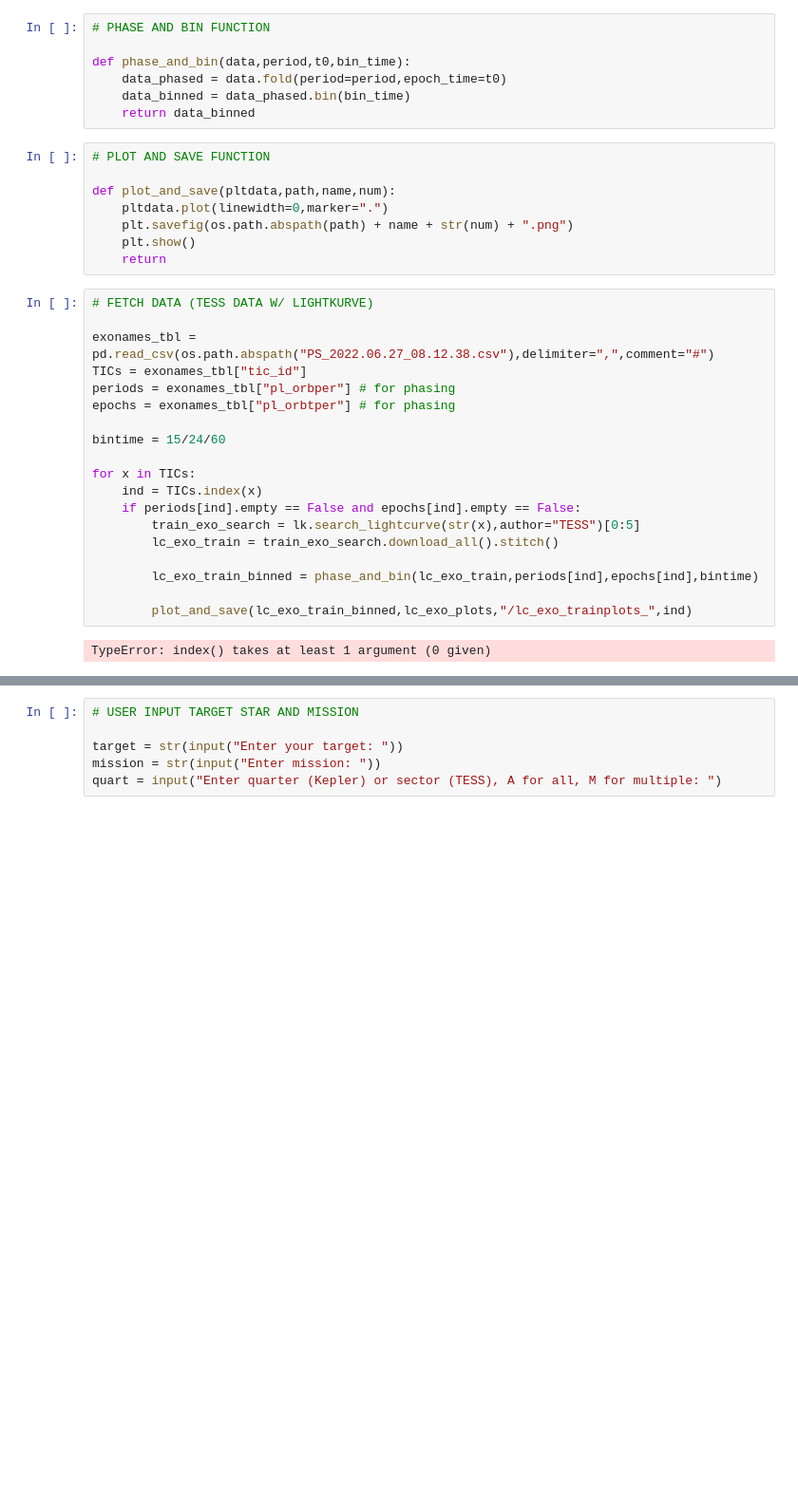
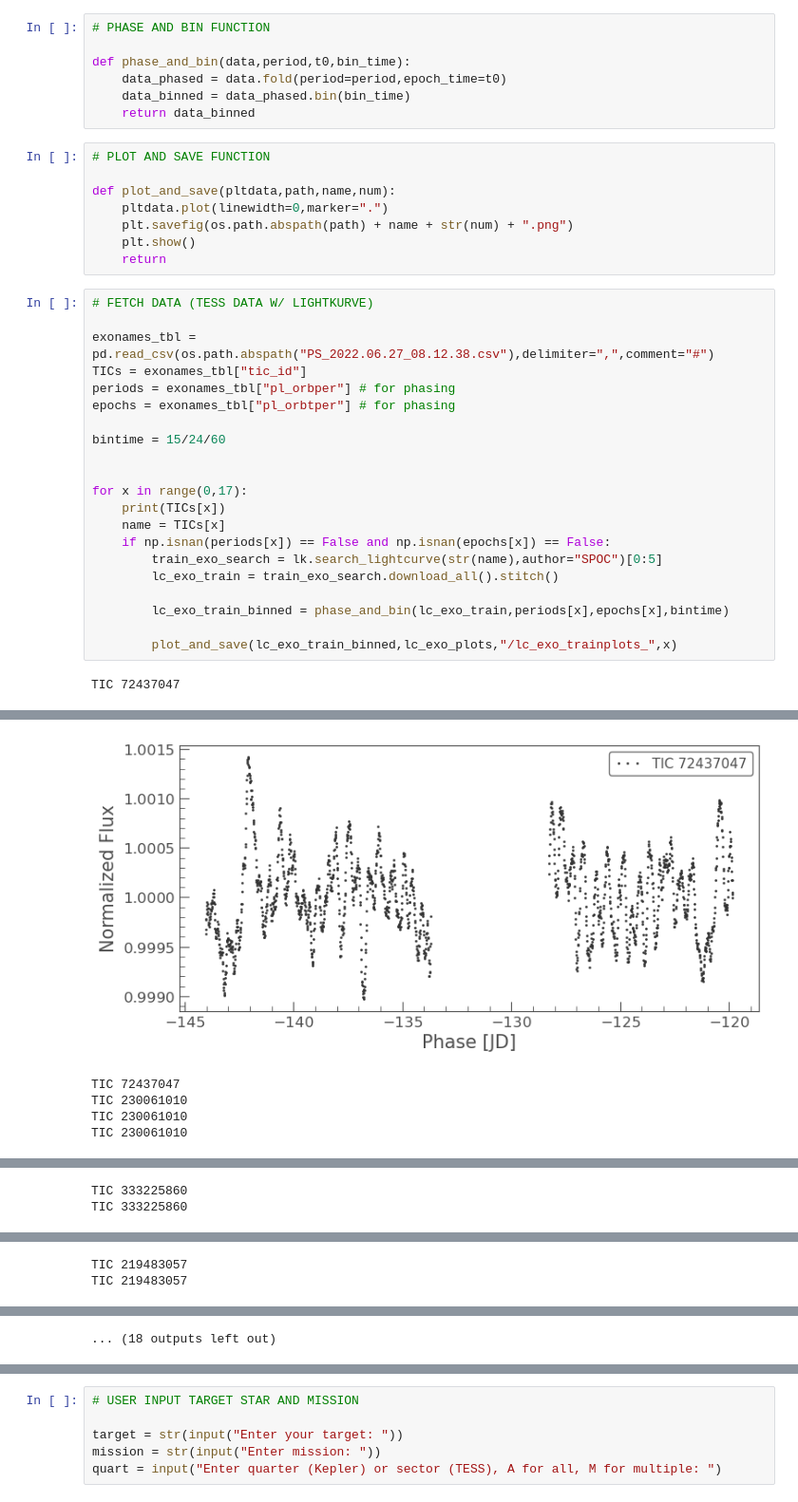
Before and after one commit to quasoph/exomagpy, a Jupyter notebook: planetai.ipynb, the cells around one changed output, grey strips where cells are left out. Shown at 95% size. Saved outputs shown, nothing was run; the diff lists cells and outputs as text; blank space fills up the shorter version.

Commit message:
Generated plots

```diff
--- a/planetai.ipynb
+++ b/planetai.ipynb
@@ -49,14 +49,16 @@ epochs = exonames_tbl["pl_orbtper"] # for phasing
 
 bintime = 15/24/60
 
-for x in TICs:
-    ind = TICs.index(x)
-    if periods[ind].empty == False and epochs[ind].empty == False:
-        train_exo_search = lk.search_lightcurve(str(x),author="TESS")[0:5]
+
+for x in range(0,17):
+    print(TICs[x])
+    name = TICs[x]
+    if np.isnan(periods[x]) == False and np.isnan(epochs[x]) == False:
+        train_exo_search = lk.search_lightcurve(str(name),author="SPOC")[0:5]
         lc_exo_train = train_exo_search.download_all().stitch()
 
-        lc_exo_train_binned = phase_and_bin(lc_exo_train,periods[ind],epochs[ind],bintime)
+        lc_exo_train_binned = phase_and_bin(lc_exo_train,periods[x],epochs[x],bintime)
 
-        plot_and_save(lc_exo_train_binned,lc_exo_plots,"/lc_exo_trainplots_",ind)
+        plot_and_save(lc_exo_train_binned,lc_exo_plots,"/lc_exo_trainplots_",x)
 # %% [output]
-TypeError: index() takes at least 1 argument (0 given)
+TIC 72437047
@@ -62,0 +68,5 @@ TypeError: index() takes at least 1 argument (0 given)
+[figure, added]
+TIC 72437047
+TIC 230061010
+TIC 230061010
+TIC 230061010
@@ -62,0 +77,2 @@ TypeError: index() takes at least 1 argument (0 given)
+TIC 333225860
+TIC 333225860
@@ -62,0 +83,2 @@ TypeError: index() takes at least 1 argument (0 given)
+TIC 219483057
+TIC 219483057
@@ -63,2 +89,3 @@ TypeError: index() takes at least 1 argument (0 given)
+... (18 outputs left out)
 # %%
 fa_tbl = pd.read_csv(os.path.abspath("TOI_2022.06.29_08.07.35.csv"),delimiter=",",comment="#")
```
Also changed, not shown: parts of 3 cells of this notebook, 21 other files.
